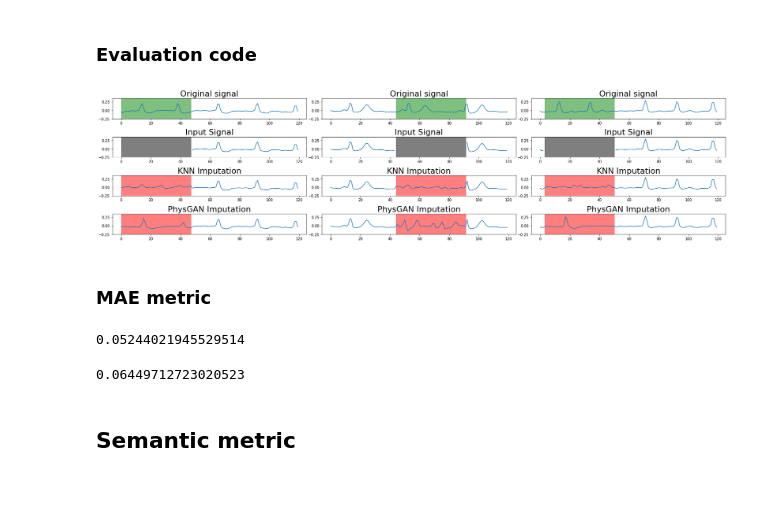
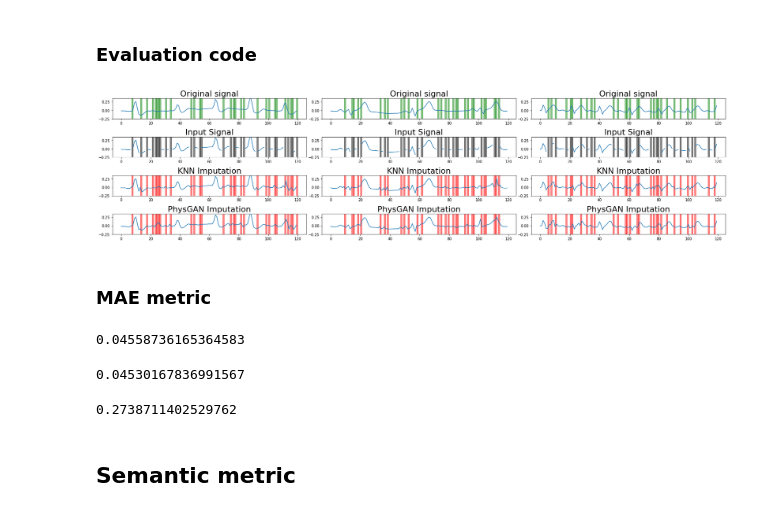
Before and after one commit to nesl/physiogan, a Jupyter notebook: ECGImputation.ipynb, the cells around one changed output. Saved outputs shown, nothing was run; the diff lists cells and outputs as text; code cells hidden in the pictures.

```diff
--- a/ECGImputation.ipynb
+++ b/ECGImputation.ipynb
@@ -51,7 +55,7 @@ def evaluate_accuracy(aux_model, data_x, data_y):
 ### Evaluate
 # %%
 def get_testset(test_dataset, test_size=200, mask_type='mar', mask_prob = 0.5):
-    test_x, test_y = next(iter(test_dataset.shuffle(1000).batch(1000)))
+    test_x, test_y = next(iter(test_dataset.shuffle(1000).batch(test_size)))
     test_masks = []
     test_originals = []
     test_inputs = []
@@ -60,9 +64,11 @@ def get_testset(test_dataset, test_size=200, mask_type='mar', mask_prob = 0.5):
         rand_test_idx = i# np.random.choice(test_x.shape[0])
         test_sample = test_x[rand_test_idx]
         test_sample_np = test_sample.numpy()
+        seq_len = test_sample_np.shape[0]
         if mask_type=='mar':
             mask = np.ones_like(test_sample)
-            drop_range = np.where(np.random.uniform(size=(test_sample_np.shape))<mask_prob)
+            #drop_range = np.where(np.random.uniform(size=(test_sample_np.shape))<mask_prob)
+            drop_range = np.random.choice(np.arange(5,seq_len),size=int(seq_len*mask_prob),replace=False)
             mask[drop_range,:] = np.nan
 
         elif mask_type == 'segment':
@@ -91,8 +97,8 @@ train_x, train_y = next(iter(ecg_train.shuffle(1000).batch(200)))
 train_x = train_x.numpy()
 train_y = train_y.numpy()
 # %%
-mask_type = 'segment'
-mask_prob = 0.40
+mask_type = 'mar'
+mask_prob = 0.25
 
 test_size=200
 
@@ -100,7 +106,13 @@ test_x, test_y, test_masks, test_masked = get_testset(ecg_test,
                                                       mask_type=mask_type,
                                                       mask_prob=mask_prob,
                                                       test_size=test_size)
-
+#mport pickle
+#with open('test_ecg_{}.pkl'.format(mask_type), 'rb') as fh:
+#    test_x,test_y, test_masks, test_masked = pickle.load(fh)
+#    test_masks = test_masks[:,0,:]
+    #test_masks[:,:10,:] =1
+    #test_masked[:,:10,:] = test_x[:,:10,:]
+test_masks = test_masks[:,0,:]
 accuracy_complete = evaluate_accuracy(aux_model, test_x, test_y)
 print("Accuracy of complete data = {:.2f}".format(accuracy_complete))
 accuracy_incomplete = evaluate_accuracy(aux_model, test_masked, test_y)
@@ -159,42 +180,42 @@ for idx in range(num_examples):
     test_orig = test_x[test_idx]
     #test_result = impute_outputs[test_idx]
 
-    drop_range = np.where(test_mask[0,:,0] != 1)
+    drop_range = np.where(test_mask[:,0] != 1)
     axes[0][idx].plot(test_orig[:,0])
     axes[0][idx].set_title('Original signal', fontsize=22)
 
 
     axes[0][idx].set_ylim(-0.25, 0.35)
 
     axes[1][idx].set_title('Input Signal',fontsize=22)
     axes[1][idx].plot( test_x_masked[:,0])
     axes[1][idx].set_ylim(-0.25, 0.35)
 
 
     axes[2][idx].plot(knn_complete[test_idx,:,0])
     axes[2][idx].set_title('KNN Imputation', fontsize=22)
     axes[2][idx].set_ylim(-0.25, 0.35)
 
     axes[3][idx].plot(physgan_complete[test_idx,:,0])
     axes[3][idx].set_title('PhysGAN Imputation', fontsize=22)
     axes[3][idx].set_ylim(-0.25, 0.35)
     if mask_type == 'segment':
         axes[0][idx].axvspan(np.min(drop_range), np.max(drop_range), color='green', alpha=draw_alpha)
         axes[1][idx].axvspan(np.min(drop_range), np.max(drop_range), color='black', alpha=draw_alpha)
         axes[2][idx].axvspan(np.min(drop_range), np.max(drop_range), color='red', alpha=draw_alpha)
         axes[3][idx].axvspan(np.min(drop_range), np.max(drop_range), color='red', alpha=draw_alpha)
     else:
-        for j in range(test_mask.shape[1]):
-            if np.isnan(test_mask[0,j,0]):
-                axes[0][idx].axvline(x=j, color='green', alpha=draw_alpha)
-                axes[1][idx].axvline(x=j, color='black', alpha=draw_alpha)
-                axes[2][idx].axvline(x=j, color='red', alpha=draw_alpha)
-                axes[3][idx].axvline(x=j, color='red', alpha=draw_alpha)
+        for j in range(test_mask.shape[0]):
+            if np.isnan(test_mask[j,0]):
+                axes[0][idx].axvspan(j,j+1, color='green', alpha=draw_alpha)
+                axes[1][idx].axvspan(j,j+1, color='black', alpha=draw_alpha)
+                axes[2][idx].axvspan(j,j+1, color='red', alpha=draw_alpha)
+                axes[3][idx].axvspan(j,j+1, color='red', alpha=draw_alpha)
 plt.tight_layout()
 
 plt.savefig('ecg_imputation_result_{}.png'.format(mask_type))
 # %% [output]
-[figure, old version]
+[figure, new version]
 # %% [markdown]
 ### MAE metric
 # %%
@@ -206,11 +227,16 @@ def evaluate_mae(data_orig, data_completed, masks):
 # %%
 compute_mae(test_x, knn_complete, test_masks)
 # %% [output]
-0.05244021945529514
+0.04558736165364583
 # %%
 compute_mae(test_x, physgan_complete, test_masks)
 # %% [output]
-0.06449712723020523
+0.04530167836991567
+# %%
+brits_complete = np.load('./brits_data.npy')
+compute_mae(test_x, brits_complete, test_masks)
+# %% [output]
+0.2738711402529762
 # %% [markdown]
 ## Semantic metric
 # %%
```
Also changed, not shown: parts of 11 cells of this notebook, 1 other file.
